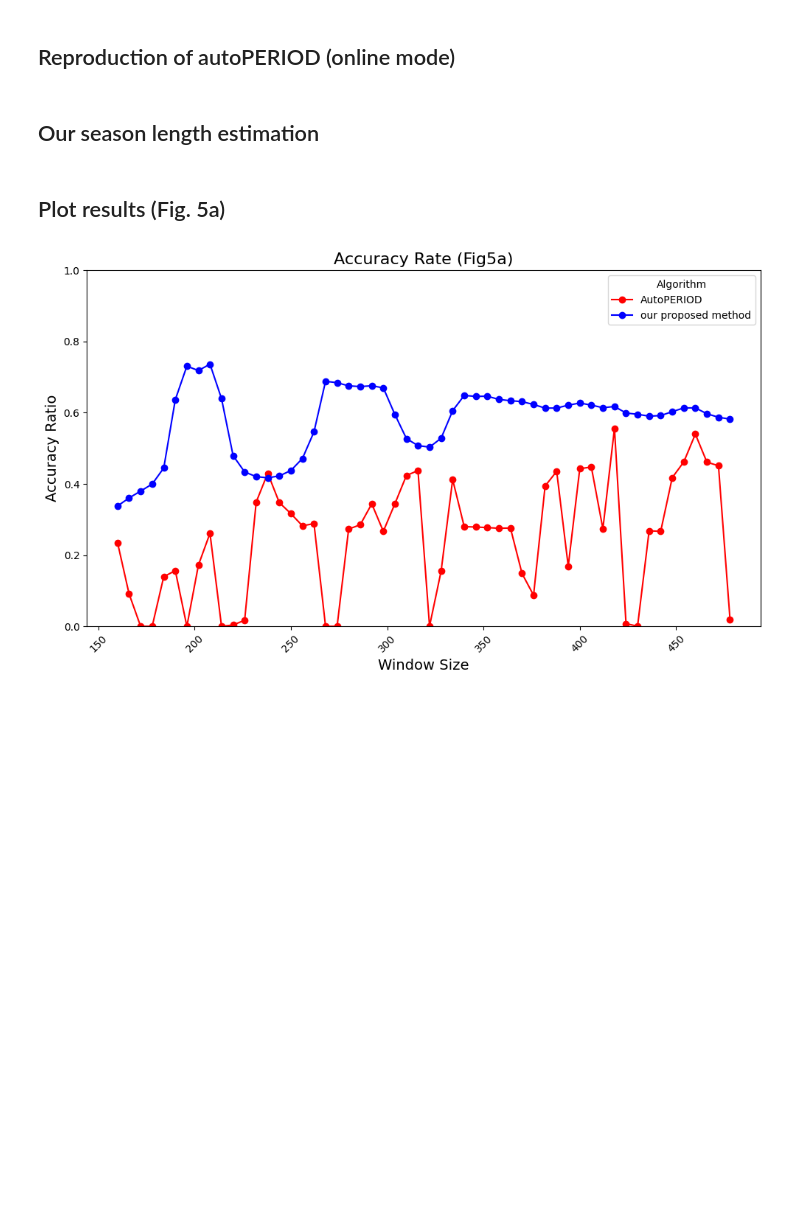
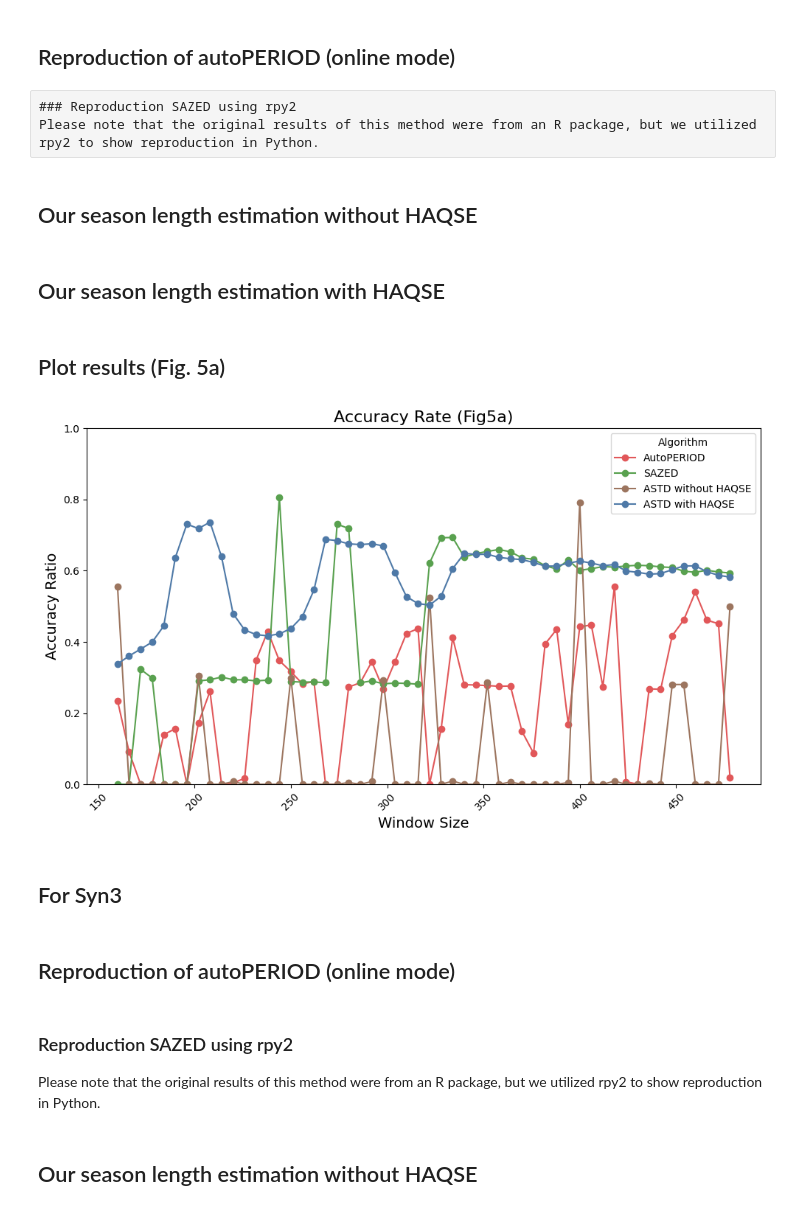
Before and after one commit to thanapol2/ASTD_ECMLPKDD, a Jupyter notebook: evaluation/01_synthetic_datasets/01_syn_accuracy_rate.ipynb, the cells around one changed output. Drawn from its saved outputs; the diff is of its cells as text; code cells hidden in the pictures; blank space fills up the shorter version.

```diff
--- a/evaluation/01_synthetic_datasets/01_syn_accuracy_rate.ipynb
+++ b/evaluation/01_synthetic_datasets/01_syn_accuracy_rate.ipynb
@@ -59,3 +67,34 @@ for window_size in window_sizes:
                     'accuracy_rate': accuracy_rate})
 
 pbar.close()
+# %% [raw]
+### Reproduction SAZED using rpy2
+Please note that the original results of this method were from an R package, but we utilized rpy2 to show reproduction in Python.
+# %%
+import rpy2.robjects as robjects
+from rpy2.robjects.packages import importr
+sazedR = importr('sazedR')          # sazedR in CRAN
+
+pbar = tqdm(total=(len(answer_lists)*len(window_sizes)))
+for window_size in window_sizes:
+    tp_count = 0
+    iteration = 0
+    for dataset, answer_season_length in zip(datasets, answer_lists):
+        for idx in range(len(dataset) - window_size + 1):
+            sliding_window = dataset[idx: window_size + idx]
+            sliding_window = robjects.FloatVector(sliding_window)
+            SLE_result = sazedR.sazed(sliding_window)
+            SLE_result = SLE_result[0]
+
+            if SLE_result == answer_season_length[window_size + idx - 1]:
+                tp_count = tp_count + 1
+            iteration = iteration + 1
+        pbar.update(1)
+    accuracy_rate = tp_count/iteration
+    results_syn12.append({'algorithm': 'SAZED',
+                    'window_size': window_size,
+                    'accuracy_rate': accuracy_rate})
+
+pbar.close()
+# %% [markdown]
+## Our season length estimation without HAQSE
@@ -62,5 +144,5 @@ pbar.close()
 # %% [markdown]
-## Our season length estimation
+## Our season length estimation with HAQSE
 # %%
 pbar = tqdm(total=(len(answer_lists)*len(window_sizes)))
 for window_size in window_sizes:
@@ -71,9 +153,14 @@ for window_size in window_sizes:
         sliding_window = dataset[:window_size]
         start_fft = fft(sliding_window)
 
+        ## twiddle factor
+        N = len(start_fft)
+        k = np.arange(N)
+        twiddle = np.exp(2j * np.pi * k / N)
+
         # Peridogram & haqse
         xfreq, periodogram_den = peridogram(window_size, start_fft, 'rec')
-        k_peak, frequency_peak = haqse(periodogram_den, sliding_window)
+        k_peak, frequency_peak = haqse(periodogram_den, sliding_window)    ### HAQSE
         SLE_result = round(1 / frequency_peak)
 
         if SLE_result == answer_season_length[window_size - 1]:
@@ -85,7 +172,7 @@ for window_size in window_sizes:
             x_oldest = sliding_window[0]
             sliding_window = update_array(sliding_window, x_t)
             # using SDFT
-            start_fft = update_sDFT(start_fft, x_oldest, x_t)
+            start_fft = update_sDFT(twiddle, start_fft, x_oldest, x_t)
             # Peridogram & haqse
             xfreq, periodogram_den = peridogram(window_size, start_fft, 'rec')
             k_peak, frequency_peak = haqse(periodogram_den, sliding_window)
@@ -95,32 +182,34 @@ for window_size in window_sizes:
             iteration = iteration + 1
         pbar.update(1)
     accuracy_rate = tp_count/iteration
-    results.append({'algorithm': 'our proposed method',
+    results_syn12.append({'algorithm': 'ASTD with HAQSE',
                     'window_size': window_size,
                     'accuracy_rate': accuracy_rate})
 pbar.close()
 # %% [markdown]
 ## Plot results (Fig. 5a)
 # %%
-df = pd.DataFrame(results)
+df = pd.DataFrame(results_syn12)
 # display(df)
 
-algorithms = ['AutoPERIOD', 'our proposed method']
-colors = ['r', 'b']
+algorithms = ['AutoPERIOD','SAZED','ASTD without HAQSE' ,'ASTD with HAQSE']
+colors = ['#E15759', '#59A14F', '#9C755F', '#4E79A7']
 plt.figure(figsize=(10, 6))
 
 for algorithm, color in zip(algorithms, colors):
     subset = df[df['algorithm'] == algorithm]
     plt.plot(subset['window_size'], subset['accuracy_rate'], marker='o', linestyle='-',
              color=color, label=algorithm)
 
 plt.title('Accuracy Rate (Fig5a)', fontsize=16)
 plt.xlabel('Window Size', fontsize=14)
 plt.ylabel('Accuracy Ratio', fontsize=14)
 plt.xticks(rotation=45)
 plt.ylim(0, 1)
 plt.legend(title='Algorithm')
 plt.tight_layout()
 plt.show()
 # %% [output]
-[figure, old version]
+[figure, new version]
+# %% [markdown]
+## For Syn3
@@ -126,0 +221,2 @@ plt.show()
+# %% [markdown]
+## Reproduction of autoPERIOD (online mode)
@@ -126,0 +243,3 @@ plt.show()
+# %% [markdown]
+### Reproduction SAZED using rpy2
+Please note that the original results of this method were from an R package, but we utilized rpy2 to show reproduction in Python.
@@ -126,0 +272,2 @@ plt.show()
+# %% [markdown]
+## Our season length estimation without HAQSE
```
Also changed, not shown: parts of 13 cells of this notebook, 2 other files.
